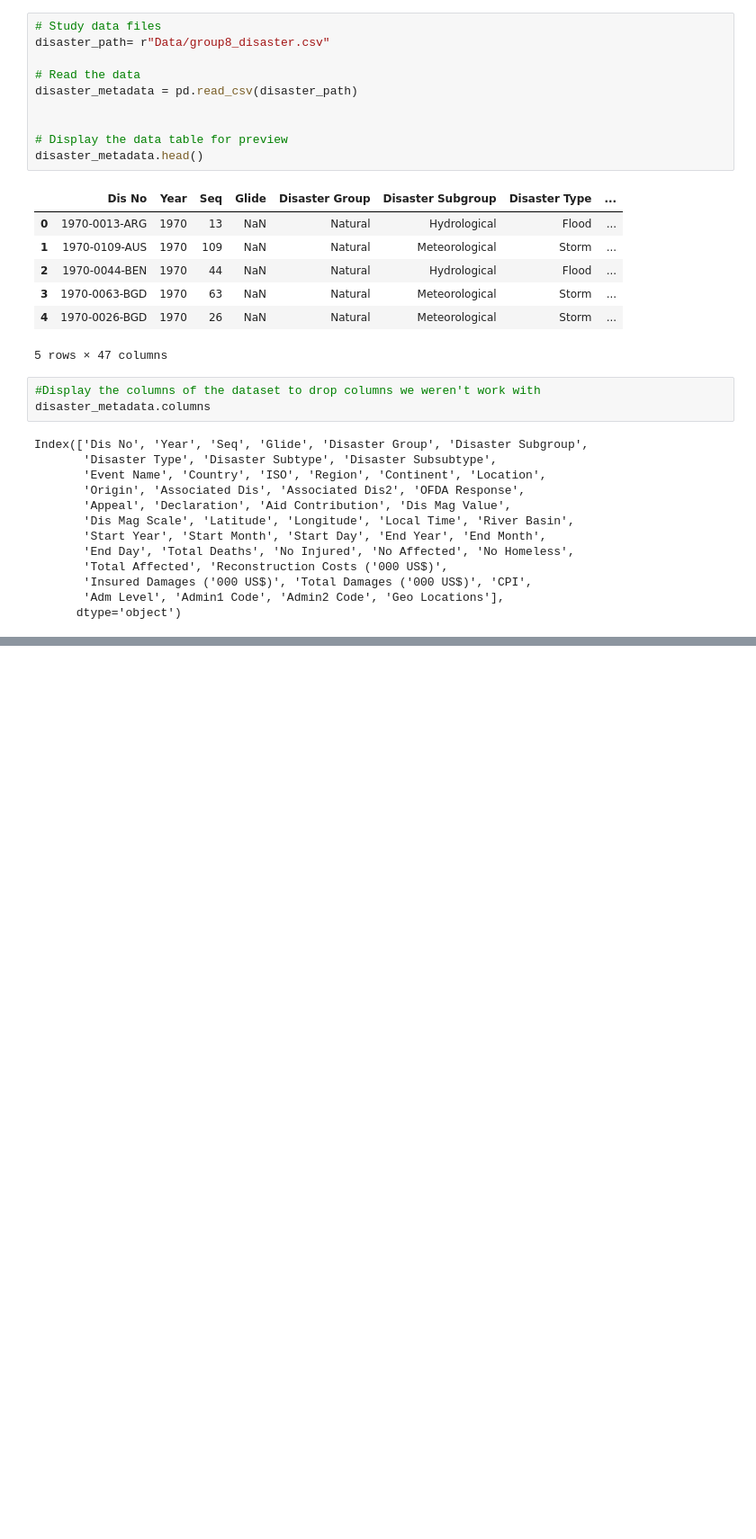
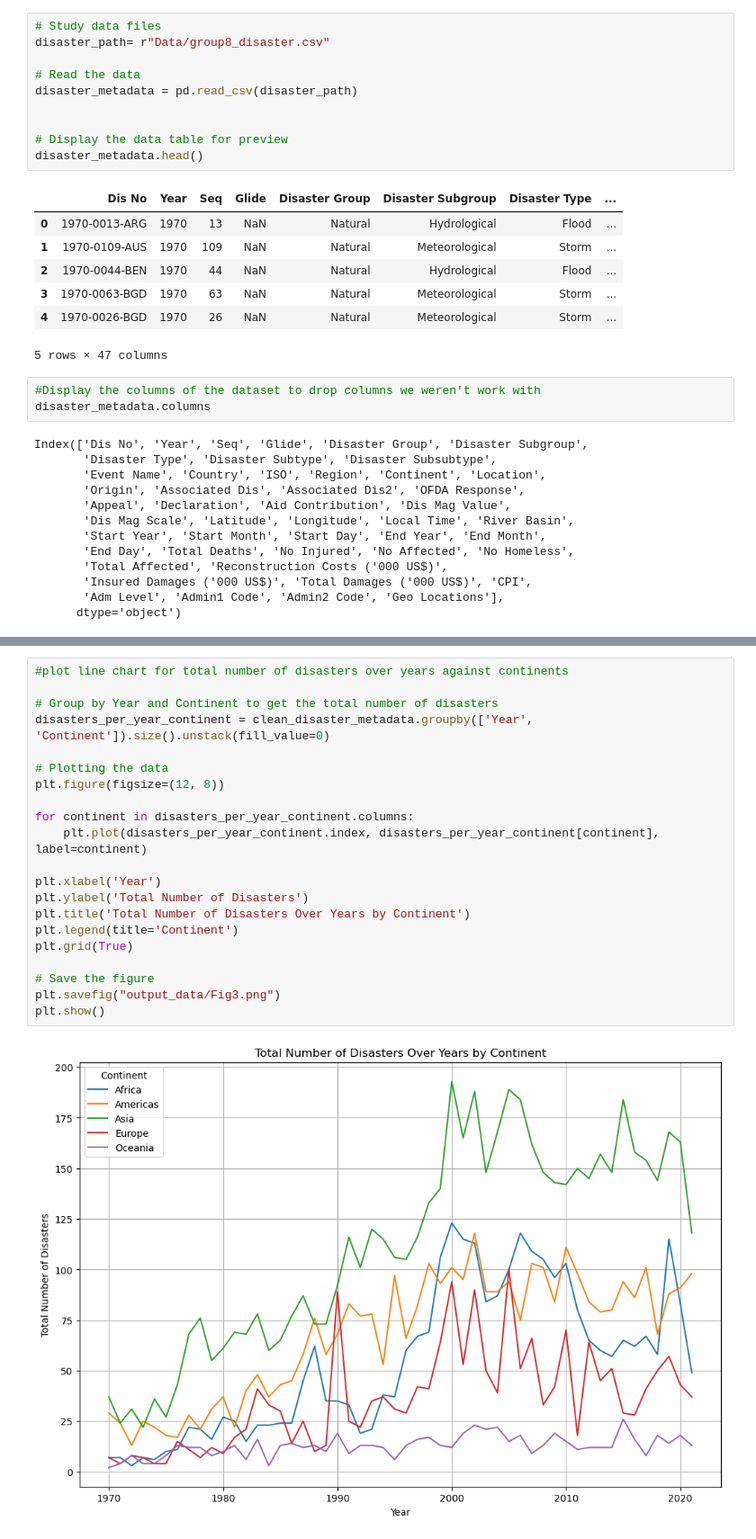
Before and after one commit to SaraJZ95/Global_Natural_Disasters-Analysis-Project-, a Jupyter notebook: main.ipynb, the cells around one changed output, grey strips where cells are left out. Shown at 90% size. Saved outputs shown, nothing was run; the diff lists cells and outputs as text; blank space fills up the shorter version.

```diff
--- a/main.ipynb
+++ b/main.ipynb
@@ -113,0 +193,23 @@ array(['Flood', 'Storm', 'Drought', 'Landslide', 'Earthquake', 'Epidemic',
+# %%
+#plot line chart for total number of disasters over years against continents
+
+# Group by Year and Continent to get the total number of disasters
+disasters_per_year_continent = clean_disaster_metadata.groupby(['Year', 'Continent']).size().unstack(fill_value=0)
+
+# Plotting the data
+plt.figure(figsize=(12, 8))
+
+for continent in disasters_per_year_continent.columns:
+    plt.plot(disasters_per_year_continent.index, disasters_per_year_continent[continent], label=continent)
+
+plt.xlabel('Year')
+plt.ylabel('Total Number of Disasters')
+plt.title('Total Number of Disasters Over Years by Continent')
+plt.legend(title='Continent')
+plt.grid(True)
+
+# Save the figure
+plt.savefig("output_data/Fig3.png")
+plt.show()
+# %% [output]
+[figure, added]
```
Also changed, not shown: parts of 28 cells of this notebook, 11 other files.
